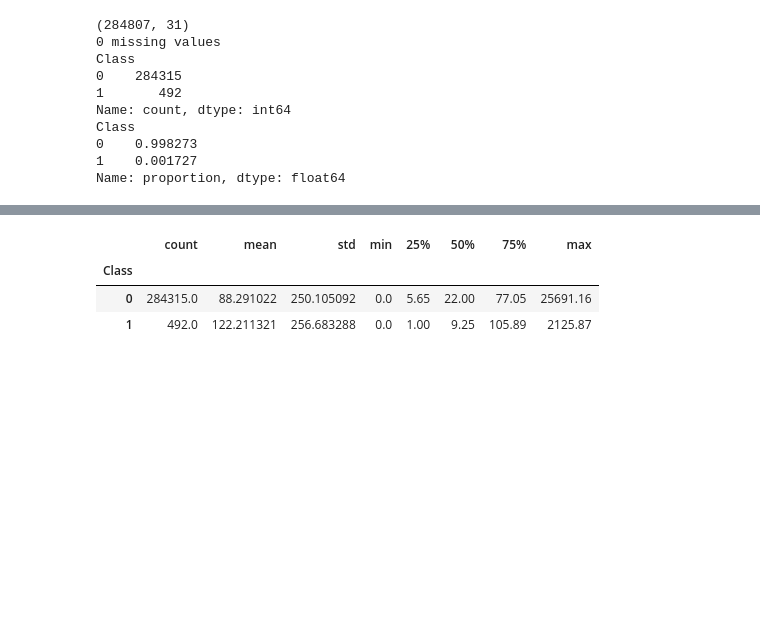
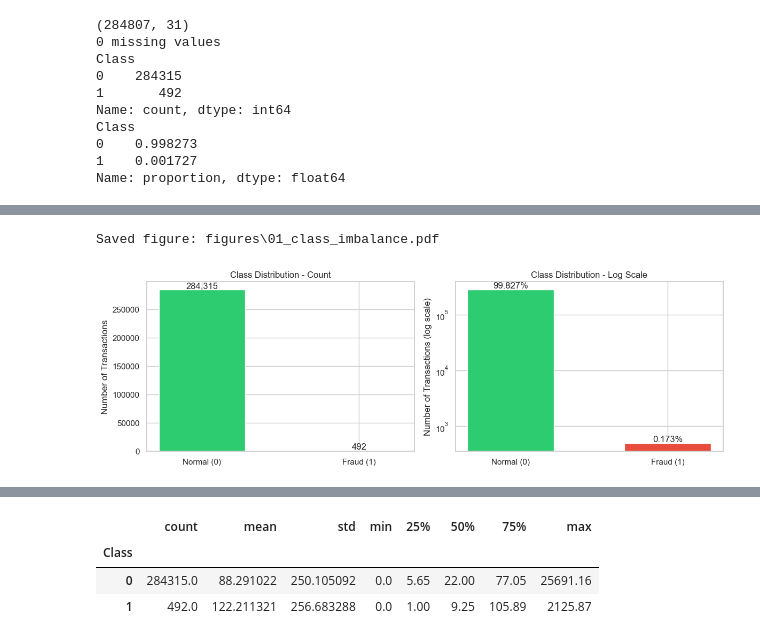
Before and after one commit to amebett1/FraudGuard, a Jupyter notebook: fraudguard.ipynb, the cells around one changed output, grey strips where cells are left out. Cells and saved outputs as stored; diff of their text form; code cells hidden in the pictures; blank space fills up the shorter version.

```diff
--- a/fraudguard.ipynb
+++ b/fraudguard.ipynb
@@ -53,0 +84,28 @@ Name: proportion, dtype: float64
+# %%
+# Bieu do: muc do mat can bang nhan
+counts = df['Class'].value_counts().sort_index()
+labels = ['Normal (0)', 'Fraud (1)']
+colors = ['#2ecc71', '#e74c3c']
+
+fig, axes = plt.subplots(1, 2, figsize=(12, 4))
+
+axes[0].bar(labels, counts.values, color=colors, width=0.55)
+axes[0].set_title('Class Distribution - Count')
+axes[0].set_ylabel('Number of Transactions')
+for i, value in enumerate(counts.values):
+    axes[0].text(i, value, f'{value:,}', ha='center', va='bottom')
+
+axes[1].bar(labels, counts.values, color=colors, width=0.55)
+axes[1].set_yscale('log')
+axes[1].set_title('Class Distribution - Log Scale')
+axes[1].set_ylabel('Number of Transactions (log scale)')
+for i, value in enumerate(counts.values):
+    pct = value / counts.sum() * 100
+    axes[1].text(i, value, f'{pct:.3f}%', ha='center', va='bottom')
+
+plt.tight_layout()
+save_fig(fig, '01_class_imbalance')
+plt.show()
+# %% [output]
+Saved figure: figures\01_class_imbalance.pdf
+[figure, added]
```
Also changed, not shown: parts of 31 cells of this notebook, 20 other files.
